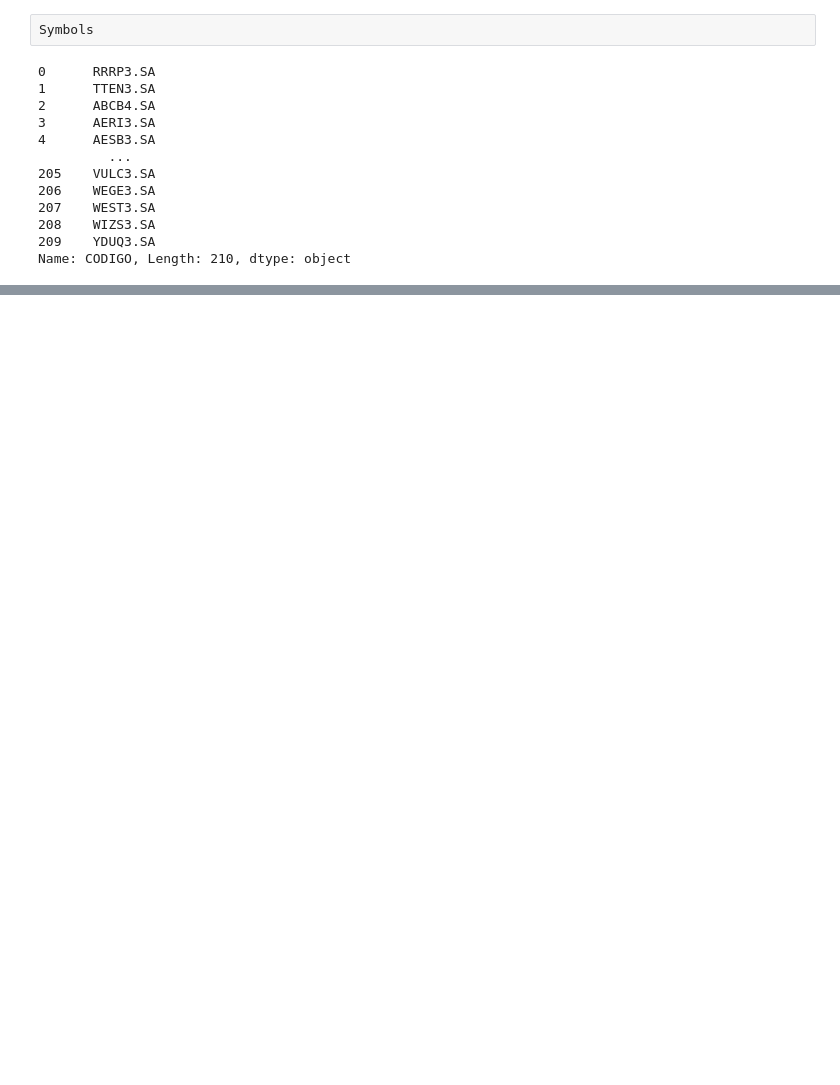
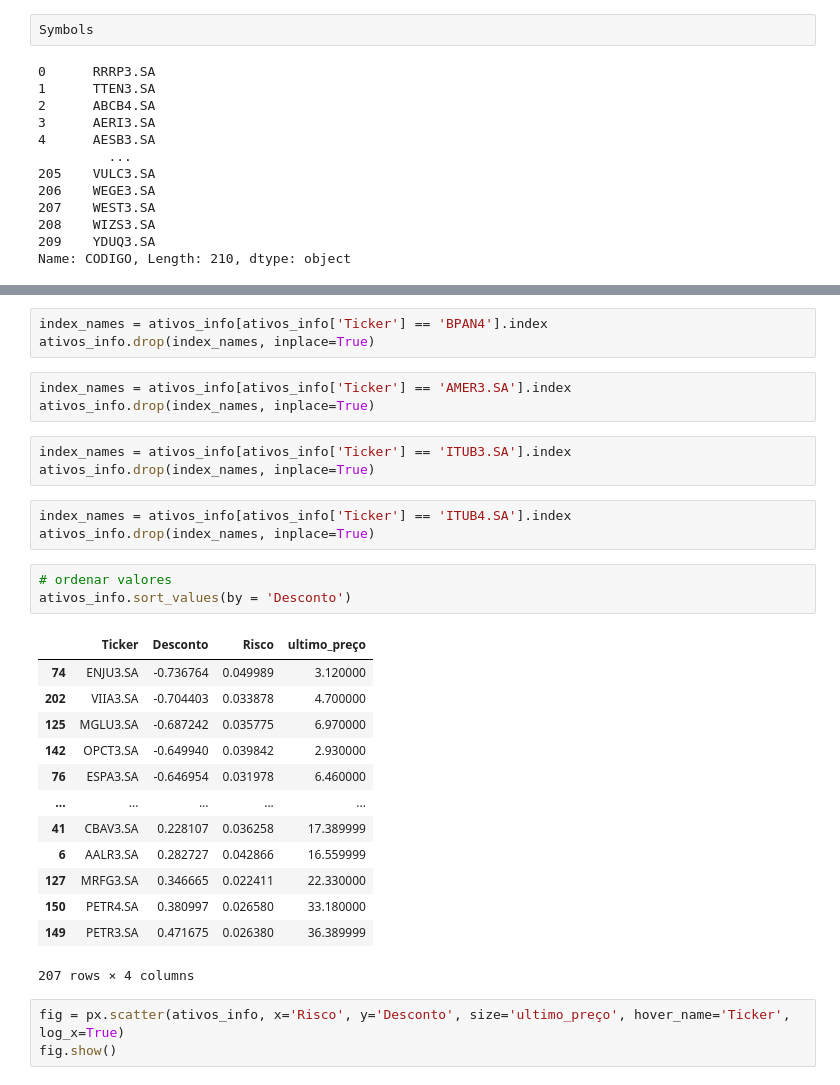
Before and after one commit to caiquemiranda/python-algo-trading, a Jupyter notebook: carteira-ativos/carteira_ativos.ipynb, the cells around one changed output, grey strips where cells are left out. Saved outputs shown, nothing was run; the diff lists cells and outputs as text; blank space fills up the shorter version.

```diff
--- a/carteira-ativos/carteira_ativos.ipynb
+++ b/carteira-ativos/carteira_ativos.ipynb
@@ -40,0 +256,32 @@ Name: CODIGO, Length: 210, dtype: object
+# %%
+index_names = ativos_info[ativos_info['Ticker'] == 'BPAN4'].index
+ativos_info.drop(index_names, inplace=True)
+# %%
+index_names = ativos_info[ativos_info['Ticker'] == 'AMER3.SA'].index
+ativos_info.drop(index_names, inplace=True)
+# %%
+index_names = ativos_info[ativos_info['Ticker'] == 'ITUB3.SA'].index
+ativos_info.drop(index_names, inplace=True)
+# %%
+index_names = ativos_info[ativos_info['Ticker'] == 'ITUB4.SA'].index
+ativos_info.drop(index_names, inplace=True)
+# %%
+# ordenar valores
+ativos_info.sort_values(by = 'Desconto')
+# %% [output]
+|  | Ticker | Desconto | Risco | ultimo_preço |
+| 74 | ENJU3.SA | -0.736764 | 0.049989 | 3.120000 |
+| 202 | VIIA3.SA | -0.704403 | 0.033878 | 4.700000 |
+| 125 | MGLU3.SA | -0.687242 | 0.035775 | 6.970000 |
+| 142 | OPCT3.SA | -0.649940 | 0.039842 | 2.930000 |
+| 76 | ESPA3.SA | -0.646954 | 0.031978 | 6.460000 |
+| ... | ... | ... | ... | ... |
+| 41 | CBAV3.SA | 0.228107 | 0.036258 | 17.389999 |
+| 6 | AALR3.SA | 0.282727 | 0.042866 | 16.559999 |
+| 127 | MRFG3.SA | 0.346665 | 0.022411 | 22.330000 |
+| 150 | PETR4.SA | 0.380997 | 0.026580 | 33.180000 |
+| 149 | PETR3.SA | 0.471675 | 0.026380 | 36.389999 |
+207 rows × 4 columns
+# %%
+fig = px.scatter(ativos_info, x='Risco', y='Desconto', size='ultimo_preço', hover_name='Ticker', log_x=True)
+fig.show()
```
Also changed, not shown: parts of 29 cells of this notebook.
